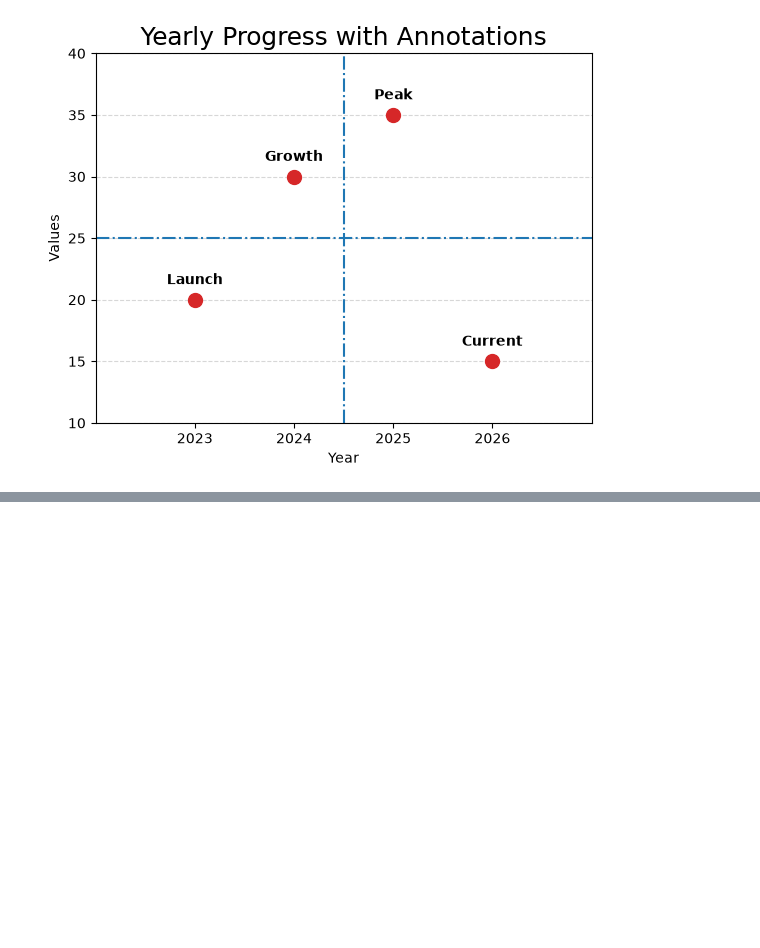
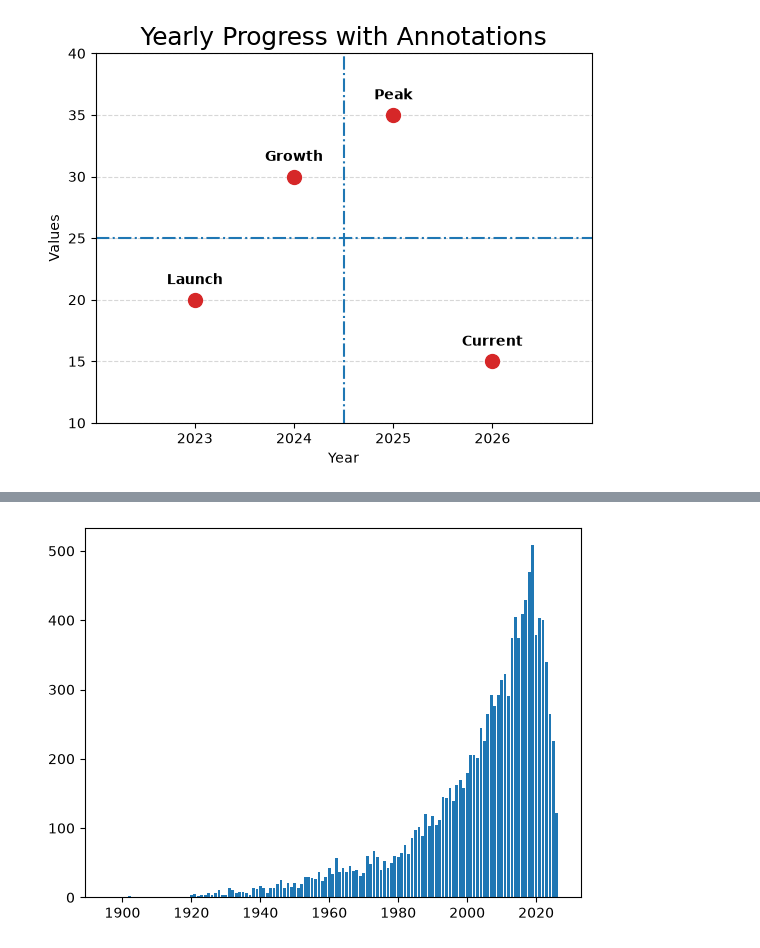
Before and after one commit to zaibgray/matplotlib, a Jupyter notebook: matplotlib.ipynb, the cells around one changed output, grey strips where cells are left out. Saved outputs shown, nothing was run; the diff lists cells and outputs as text; code cells hidden in the pictures; blank space fills up the shorter version.

```diff
--- a/matplotlib.ipynb
+++ b/matplotlib.ipynb
@@ -494,0 +557,3 @@ plt.show()
+# %%
+df = pd.read_csv("movies.csv")
+df.sample(5)
@@ -494,0 +567,4 @@ plt.show()
+# %%
+df["release_date"] = pd.to_datetime(df["release_date"])
+year_count = df["release_date"].dt.year.astype("Int16").value_counts()
+year_count
@@ -494,0 +585,5 @@ plt.show()
+# %%
+plt.bar(year_count.index, year_count.values)
+plt.show()
+# %% [output]
+[figure, added]
```
Also changed, not shown: parts of 10 cells of this notebook, 1 other file.
